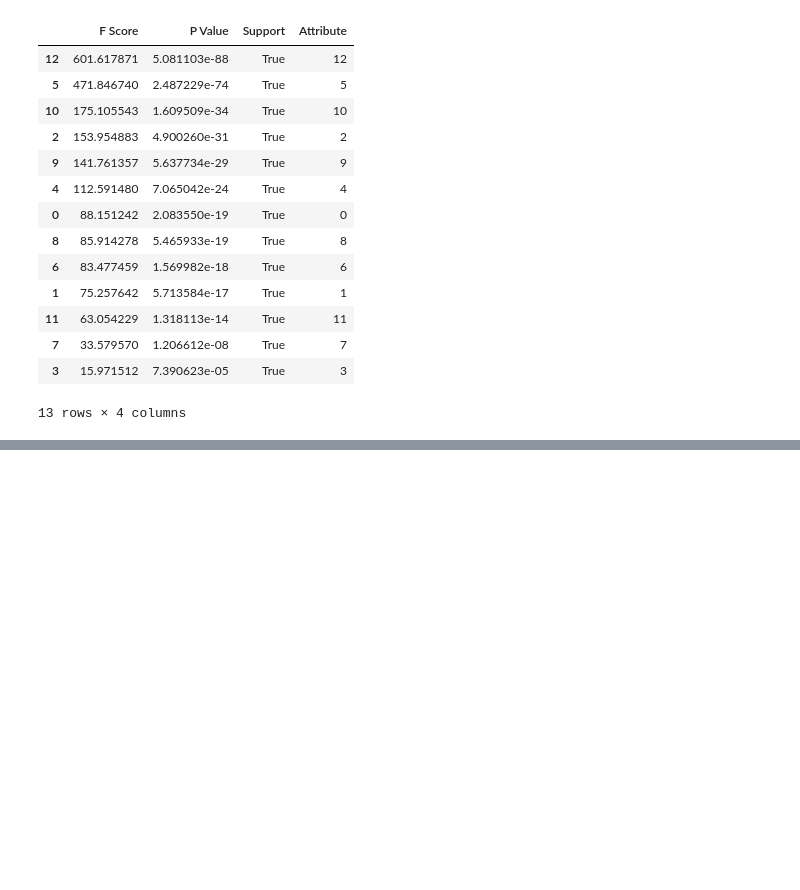
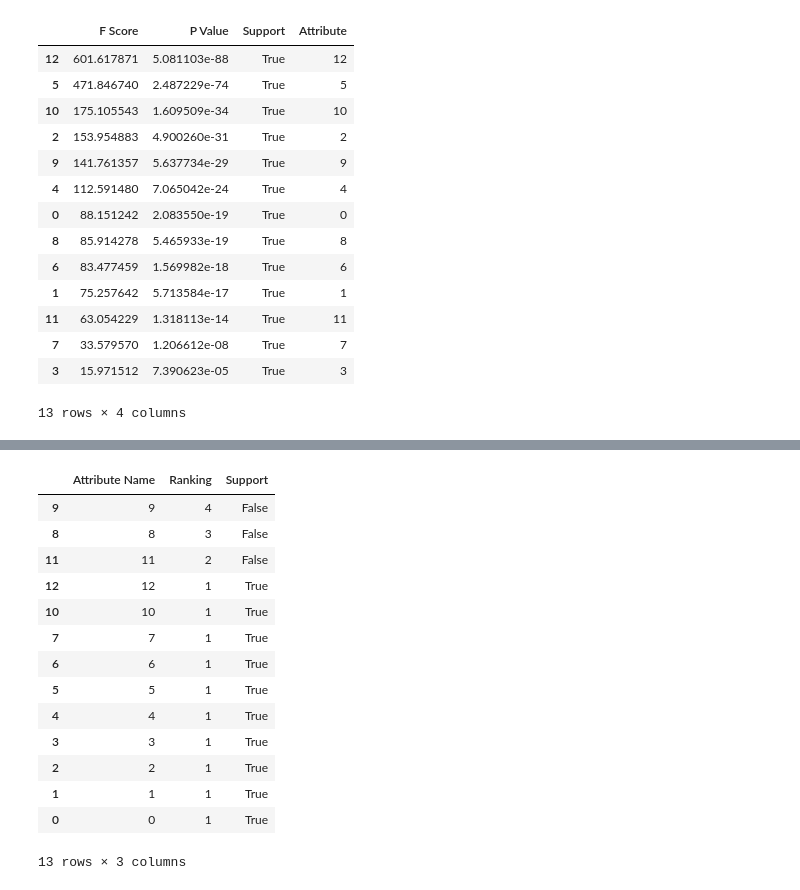
Before and after one commit to jaganadhg/data_science_notebooks, a Jupyter notebook: sklearn/scikit_learn_feature_selection.ipynb, the cells around one changed output, grey strips where cells are left out. Cells and saved outputs as stored; diff of their text form; code cells hidden in the pictures; blank space fills up the shorter version.

```diff
--- a/sklearn/scikit_learn_feature_selection.ipynb
+++ b/sklearn/scikit_learn_feature_selection.ipynb
@@ -256,0 +321,50 @@ kbest_feat
+# %%
+import pandas as pd
+
+from sklearn.feature_selection import RFECV
+from sklearn.svm import SVR
+
+def refcv_feature_select(data_frame,target_name,n_feats=20):
+    """
+    :param data_frame: a apndas DataFrame containing the data
+    :param target_name: Header of the target variable name
+    :param n_feats: Number of features to be selected
+    :returns scored: pandas DataFrame containing feature scoring
+    Identify the number of features based Recursive Feature Elimination
+    Cross Validated method in scikit-learn.
+    """
+    estimator = SVR(kernel='linear')
+    selector = RFECV(estimator, step = 1, cv = 3)
+    _ = selector.fit(data_frame.drop(target_name,axis = 1),\
+    data_frame[target_name])
+
+    scores = pd.DataFrame()
+    scores["Attribute Name"] = data_frame.drop(target_name,axis = 1).columns
+    scores["Ranking"] = selector.ranking_
+    scores["Support"] = selector.support_
+
+    return scores
+
+
+boston = pd.read_csv("/resources/boston.csv")
+
+features = refcv_feature_select(boston, "price")
+
+features = features.sort(["Ranking"], ascending=[False])
+features
+# %% [output]
+|  | Attribute Name | Ranking | Support |
+| 9 | 9 | 4 | False |
+| 8 | 8 | 3 | False |
+| 11 | 11 | 2 | False |
+| 12 | 12 | 1 | True |
+| 10 | 10 | 1 | True |
+| 7 | 7 | 1 | True |
+| 6 | 6 | 1 | True |
+| 5 | 5 | 1 | True |
+| 4 | 4 | 1 | True |
+| 3 | 3 | 1 | True |
+| 2 | 2 | 1 | True |
+| 1 | 1 | 1 | True |
+| 0 | 0 | 1 | True |
+13 rows × 3 columns
```
Also changed, not shown: parts of 12 cells of this notebook.
